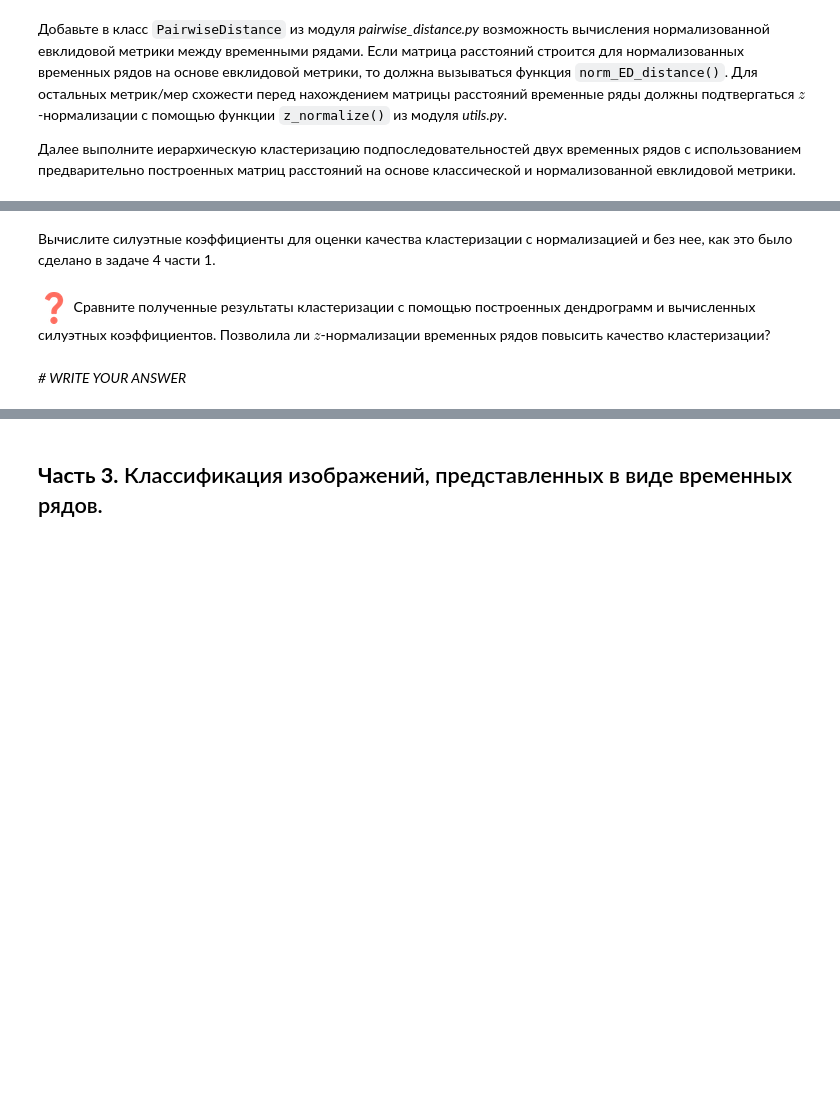
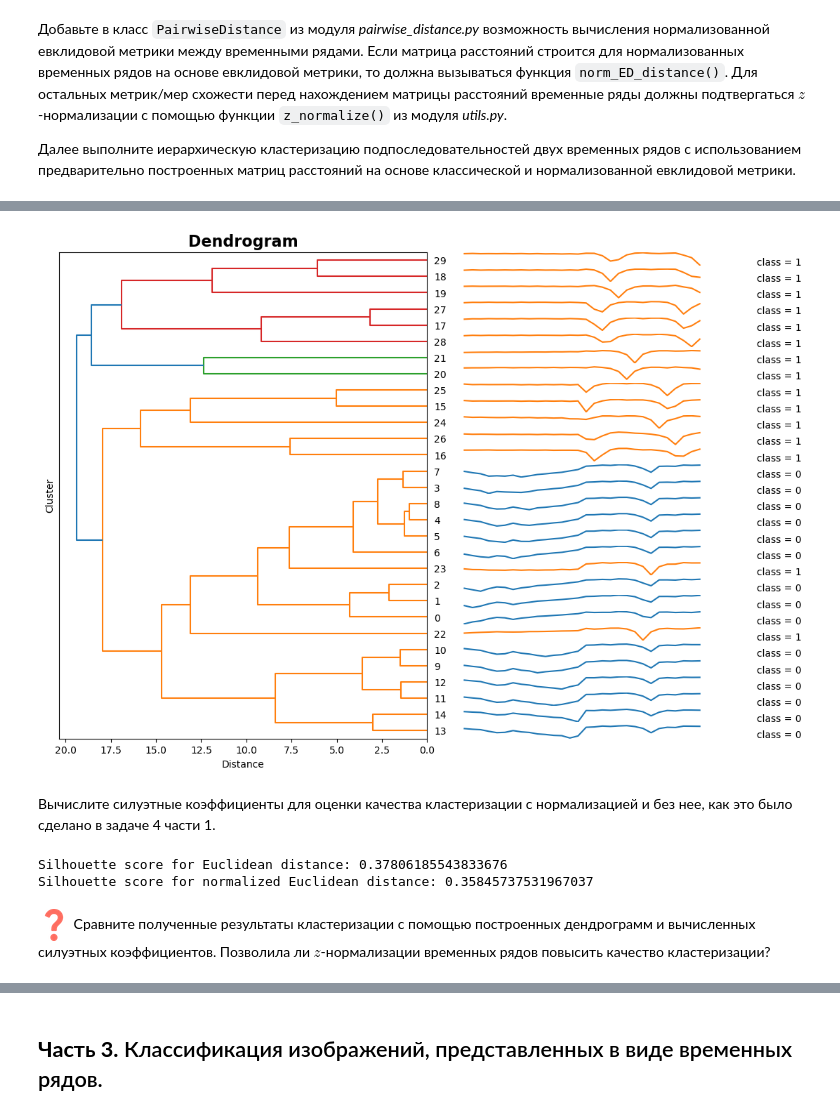
Before and after one commit to foghpp/2024-Ushakov-TimeSeriesCourse, a Jupyter notebook: practice/01 Basics/01 Basics.ipynb, the cells around one changed output, grey strips where cells are left out. Drawn from its saved outputs; the diff is of its cells as text; code cells hidden in the pictures; blank space fills up the shorter version.

```diff
--- a/practice/01 Basics/01 Basics.ipynb
+++ b/practice/01 Basics/01 Basics.ipynb
@@ -296,2 +318,8 @@ labels = np.array([0]*subs_set1[0:15].shape[0] + [1]*subs_set2[0:15].shape[0])
+# %%
+clustering = TimeSeriesHierarchicalClustering(n_clusters=2)
+labels_norm_euclidean = clustering.fit_predict(matrix_norm_euclidean)
+clustering.plot_dendrogram(matrix_norm_euclidean, labels)
+# %% [output]
+[figure, added]
 # %% [markdown]
 Вычислите силуэтные коэффициенты для оценки качества кластеризации с нормализацией и без нее, как это было сделано в задаче 4 части 1.
@@ -300,5 +326,20 @@ labels = np.array([0]*subs_set1[0:15].shape[0] + [1]*subs_set2[0:15].shape[0])
+# %%
+silhouette_score_euclidean = silhouette_score(
+    matrix_euclidean, labels_euclidean
+)
+silhouette_score_norm_euclidean = silhouette_score(
+    matrix_norm_euclidean, labels_norm_euclidean
+)
+
+print(
+    f'Silhouette score for Euclidean distance: {silhouette_score_euclidean}',
+    f'Silhouette score for normalized Euclidean distance: '
+        f'{silhouette_score_norm_euclidean}',
+    sep='\n'
+)
+# %% [output]
+Silhouette score for Euclidean distance: 0.37806185543833676
+Silhouette score for normalized Euclidean distance: 0.35845737531967037
 # %% [markdown]
 ![equation.png](embedded-picture-1)
 Сравните полученные результаты кластеризации с помощью построенных дендрограмм и вычисленных силуэтных коэффициентов. Позволила ли $z$-нормализации временных рядов повысить качество кластеризации?
-# %% [markdown]
-*# WRITE YOUR ANSWER*
```
Also changed, not shown: parts of 9 cells of this notebook, 2 other files.
